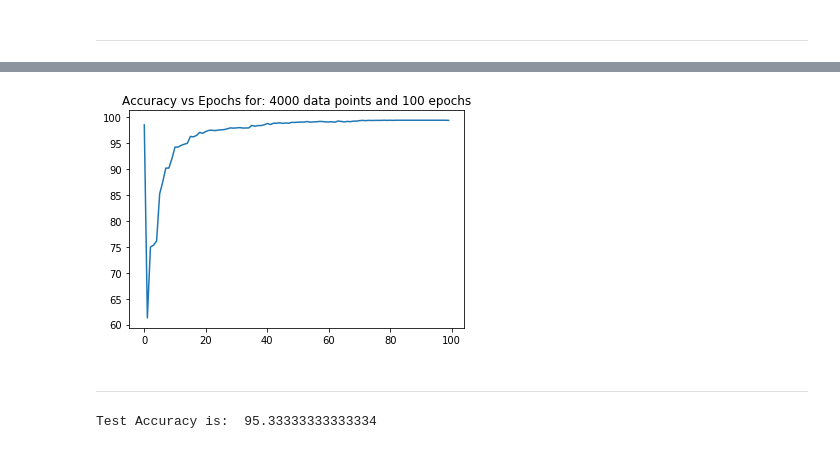
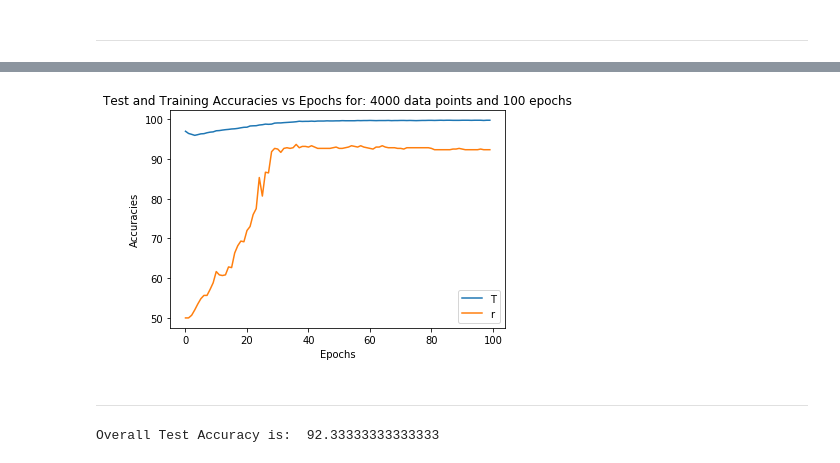
Before and after one commit to pvnkot/gene_annotation_with_attention, a Jupyter notebook: Imp_2.ipynb, the cells around one changed output, grey strips where cells are left out. Drawn from its saved outputs; the diff is of its cells as text; code cells hidden in the pictures.

Commit message:
committing code for attention, test and training accuracies

```diff
--- a/Imp_2.ipynb
+++ b/Imp_2.ipynb
@@ -13,8 +15,8 @@ import time
 # %%
 positive_sample_size = 2000
 negative_sample_size = 2000
-positive_test_sample_size = 200
-negative_test_sample_size = 200
+positive_test_sample_size = 300
+negative_test_sample_size = 300
 window_size = 3
 embedding_size = 5
 num_epochs = 100
@@ -24,6 +26,7 @@ hidden_layer_size_2 = 500
 with_attention = True
 learning_rate = 0.01
 model_name = 'fc_with_attention.pt'
+test_model_name = 'fc_with_attn_per_epoch.pt'
 # %% [markdown]
 <h3>Loading data for basic model
 # %%
@@ -200,20 +219,20 @@ def train_model(model, optimizer, criterion, with_attention):
 # %%
 def train():
-    fcNet = Net()
+    fcNet = Attention_Net()
     #inputs, labels = get_inputs_and_labels(train_data, positive_sample_size, negative_sample_size)
     criterion = nn.BCELoss()
     optimizer = optim.SGD(fcNet.parameters(), lr=0.01, momentum=0.0)
-    losses, train_accuracies = train_model(fcNet, optimizer, criterion, with_attention)
+    losses, train_accuracies, test_accuracies = train_model(fcNet, optimizer, criterion, with_attention)
     #print('Losses>', losses)
     if losses != None:
         plt.plot(losses)
         title = 'Loss vs Epochs for: ' + (str)(positive_sample_size + negative_sample_size) + ' data points and ' + (str)(num_epochs) + ' epochs'
         plt.title(title)
-    return train_accuracies
+    return train_accuracies, test_accuracies
 
 
-def test(inputs, labels):
-    model = Net()
+def test(inputs, labels, model_name):
+    model = Attention_Net()
     model.load_state_dict(torch.load(model_name))
     model.eval()
     labels_hat = []
@@ -226,10 +245,8 @@ def test(inputs, labels):
         label_hat = model(input_)
         labels_hat.append(label_hat)
 
-
     accuracy = get_test_accuracy(labels_hat)
     return accuracy
-#    print(correct, wrong)
 
 def get_train_accuracy(label, index, data_size, correct, wrong):
     if index < data_size/2+1:
@@ -245,9 +262,7 @@ def get_train_accuracy(label, index, data_size, correct, wrong):
     return correct, wrong
 
 def get_test_accuracy(labels_hat):
-    #print('Length of labels_hat:', len(labels_hat))
     correct, wrong = 0, 0
-    #if labels_hat
     for i in range(len(labels_hat)//2 + 1):
         if labels_hat[i] > 0.5:
             correct += 1
@@ -263,6 +278,6 @@ def get_test_accuracy(labels_hat):
 # %% [markdown]
 ************************************************************************************************************
 # %%
-train_accuracies = train()
+train_accuracies, test_accuracies = train()
 # %% [output]
 Training the model:
@@ -271,15 +287,20 @@ Finished. Training took 8.926 minutes.
 # %%
-if train_accuracies != None:
+if train_accuracies != None and test_accuracies != None:
+    plt.xlabel('Epochs')
+    plt.ylabel('Accuracies')
     plt.plot(train_accuracies)
-    title = 'Accuracy vs Epochs for: ' + (str)(positive_sample_size+negative_sample_size) + ' data points and ' + (str)(num_epochs) + ' epochs'
+    plt.plot(test_accuracies)
+    plt.gca().legend(('Training, Test'))
+
+    title = 'Test and Training Accuracies vs Epochs for: ' + (str)(positive_sample_size+negative_sample_size) + ' data points and ' + (str)(num_epochs) + ' epochs'
     plt.title(title)
 # %% [output]
-[figure, old version]
+[figure, new version]
 # %% [markdown]
 ************************************************************************************************************
 # %%
 test_labels = get_labels(positive_test_sample_size, negative_test_sample_size)
-test_accuracy = test(test_data, test_labels)
-print('Test Accuracy is: ' , test_accuracy)
+test_accuracy = test(test_data, test_labels, model_name)
+print('Overall Test Accuracy is: ' , test_accuracy)
 # %% [output]
-Test Accuracy is:  95.33333333333334
+Overall Test Accuracy is:  92.33333333333333
```
Also changed, not shown: parts of 4 cells of this notebook.
